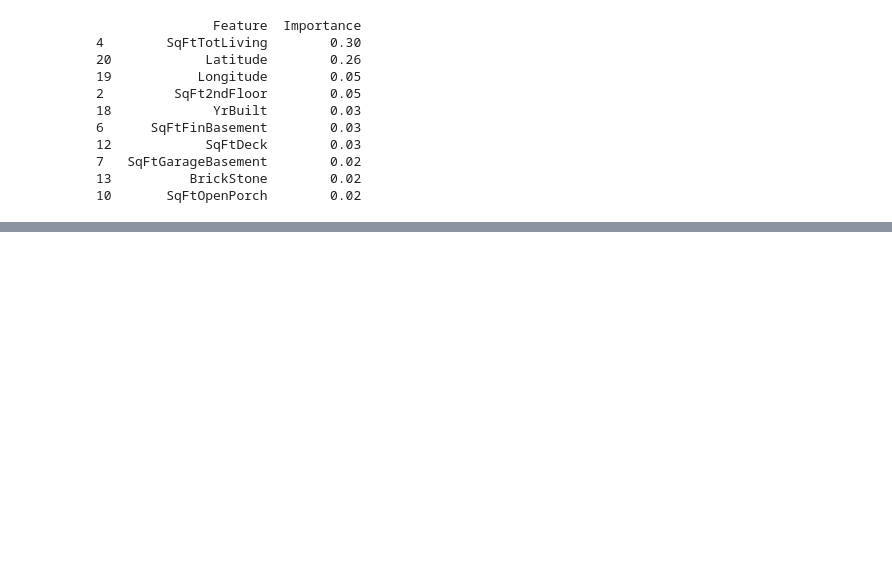
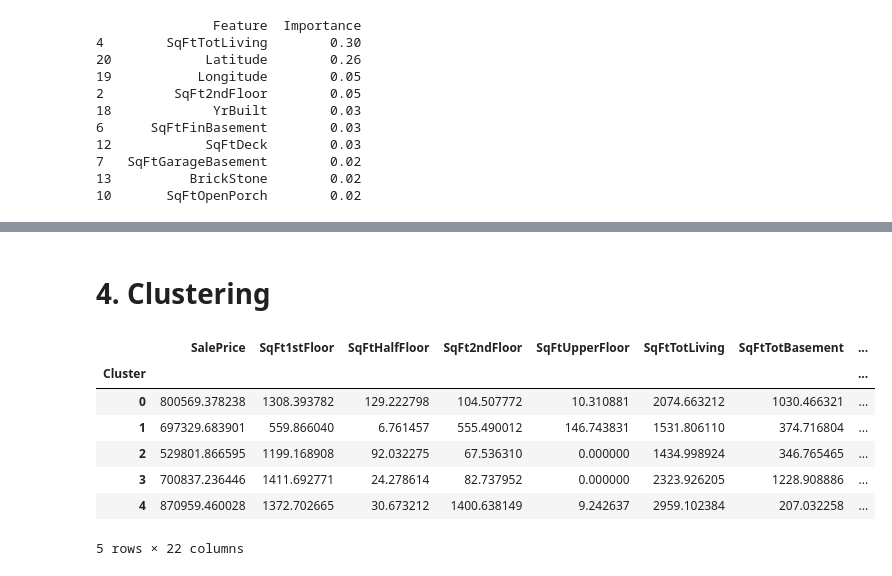
Before and after one commit to shintaronakamura28/Housing_sale_price_prediction, a Jupyter notebook: housing.ipynb, the cells around one changed output, grey strips where cells are left out. Saved outputs shown, nothing was run; the diff lists cells and outputs as text; code cells hidden in the pictures; blank space fills up the shorter version.

Commit message:
Finished Clusterin, intertia, silhouette

```diff
--- a/housing.ipynb
+++ b/housing.ipynb
@@ -758,0 +726,12 @@ TypeError: All intermediate steps should be transformers and implement fit and t
+# %%
+file_path2 = 'data/housing.csv'
+
+df2 = pd.read_csv(file_path2)
+
+df2_copy = df2.copy()
+
+def scale_features(df2):
+    scaler = StandardScaler()
+    scaled_data = scaler.fit_transform(df2)
+    scaled_df2 = pd.DataFrame(scaled_data, columns = df2.columns)
+    return scaled_df2
@@ -758,0 +807,11 @@ TypeError: All intermediate steps should be transformers and implement fit and t
+# %%
+scaled_df2_copy = scale_features(df2_copy)
+
+# Define k_range
+k_range = range(2, 10)
+
+# Calculate KMeans scores using the scaled copy of the dataframe
+inertias, silhouettes = calculate_kmeans_score(scaled_df2_copy, k_range)
+
+# Plot the scores using Plotly
+plot_kmeans_scores(k_range, inertias, silhouettes)
@@ -758,0 +830,28 @@ TypeError: All intermediate steps should be transformers and implement fit and t
+# %% [markdown]
+# 4. Clustering
+# %%
+def fit_kmeans_and_label_clusters(df2, scaled_df, n_clusters=5, n_init=10):
+    #create copy of the original df to preserve integrity
+    df2_copy = df2.copy()
+
+    #fit the final model with the specified number of clusters
+    kmean_final = KMeans(n_clusters=n_clusters, n_init=n_init, random_state=42)
+    kmean_final.fit(scaled_df)
+
+    df2_copy['Cluster'] = kmean_final.labels_
+    cluster_descriptions = df2_copy.groupby('Cluster').mean()
+
+    return cluster_descriptions
+# %%
+#fit kmeans and label clusters
+cluster_descriptions = fit_kmeans_and_label_clusters(df2, scaled_df2_copy)
+cluster_descriptions
+# %% [output]
+|  | SalePrice | SqFt1stFloor | SqFtHalfFloor | SqFt2ndFloor | SqFtUpperFloor | SqFtTotLiving | SqFtTotBasement | ... |
+| Cluster |  |  |  |  |  |  |  | ... |
+| 0 | 800569.378238 | 1308.393782 | 129.222798 | 104.507772 | 10.310881 | 2074.663212 | 1030.466321 | ... |
+| 1 | 697329.683901 | 559.866040 | 6.761457 | 555.490012 | 146.743831 | 1531.806110 | 374.716804 | ... |
+| 2 | 529801.866595 | 1199.168908 | 92.032275 | 67.536310 | 0.000000 | 1434.998924 | 346.765465 | ... |
+| 3 | 700837.236446 | 1411.692771 | 24.278614 | 82.737952 | 0.000000 | 2323.926205 | 1228.908886 | ... |
+| 4 | 870959.460028 | 1372.702665 | 30.673212 | 1400.638149 | 9.242637 | 2959.102384 | 207.032258 | ... |
+5 rows × 22 columns
```
Also changed, not shown: parts of 27 cells of this notebook.
